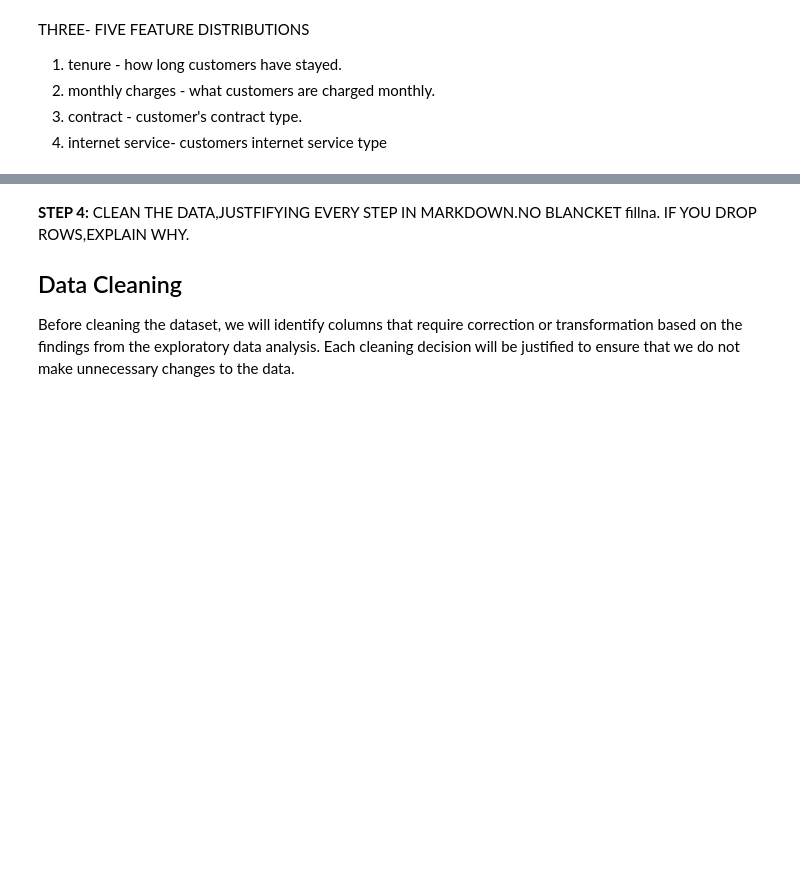
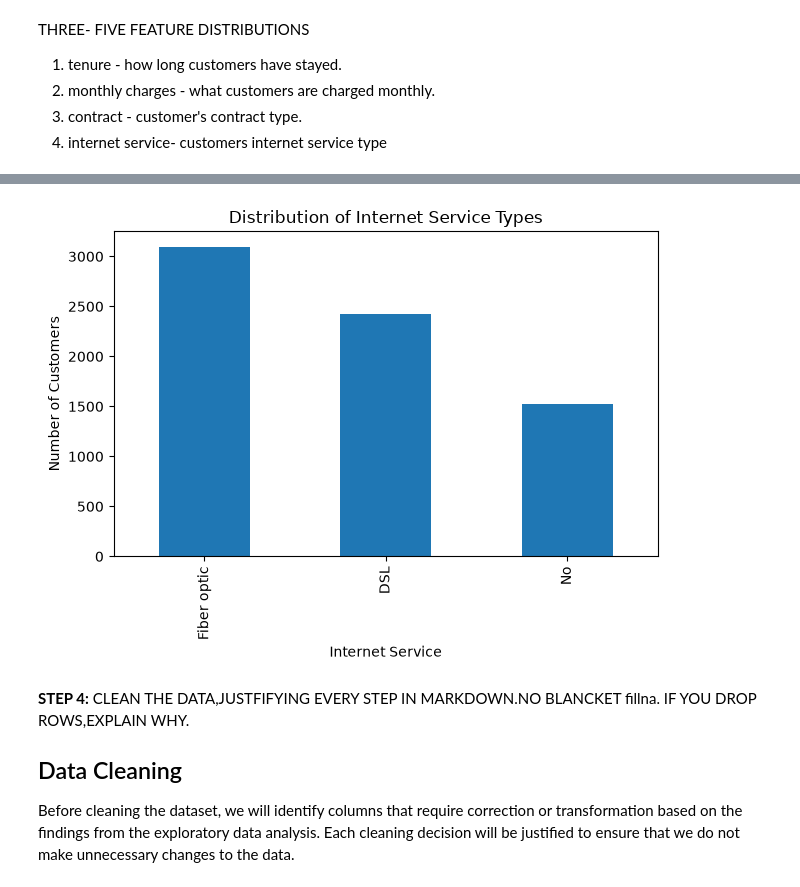
Before and after one commit to khing-fm/Data_Science, a Jupyter notebook: GROUP_37_TELCO_CUSTOMER_CHURN_COMPLETED.ipynb, the cells around one changed output, grey strips where cells are left out. Saved outputs shown, nothing was run; the diff lists cells and outputs as text; code cells hidden in the pictures; blank space fills up the shorter version.

```diff
--- a/GROUP_37_TELCO_CUSTOMER_CHURN_COMPLETED.ipynb
+++ b/GROUP_37_TELCO_CUSTOMER_CHURN_COMPLETED.ipynb
@@ -212,13 +341,16 @@ df["InternetService"].value_counts()
 # %%
 #DISTRIBUTION CHART FOR INTERNETSERVICE
 import matplotlib.pyplot as plt
 
 df["InternetService"].value_counts().plot(kind="bar")
 
 plt.title("Distribution of Internet Service Types")
 plt.xlabel("Internet Service")
 plt.ylabel("Number of Customers")
+plt.tight_layout()
 plt.show()
+# %% [output]
+[figure, added]
 # %% [markdown]
 **STEP 4:** CLEAN THE DATA,JUSTFIFYING EVERY STEP IN MARKDOWN.NO BLANCKET fillna. IF YOU DROP ROWS,EXPLAIN WHY.
  ## Data Cleaning
```
Also changed, not shown: parts of 66 cells of this notebook, 1 other file.
